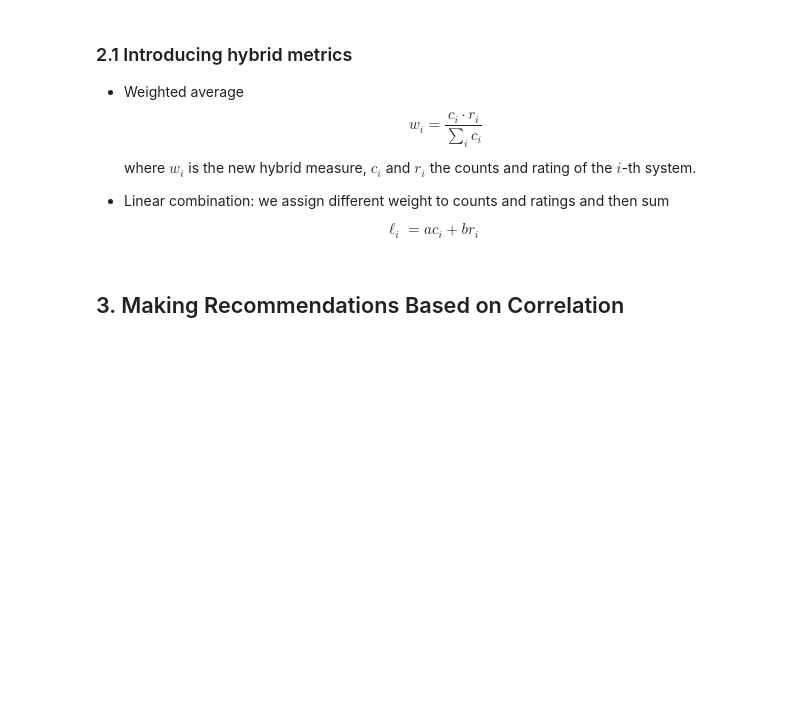
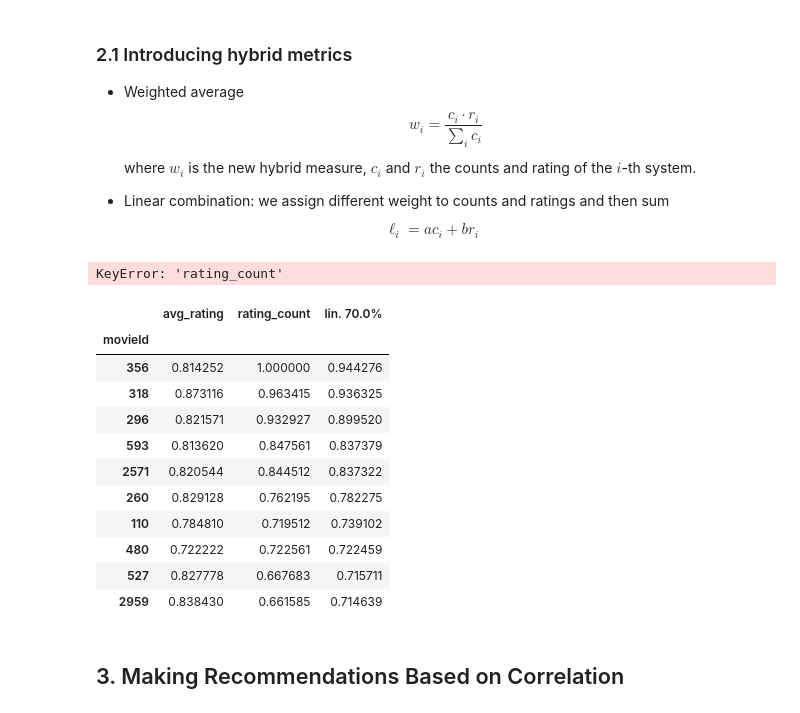
Before and after one commit to ginkof/Data-Science-Portfolio, a Jupyter notebook: Data Science/Can Python catch Your Taste? Personalized Recommender Systems for WBSFLIX DVD Store/Notebooks/Popularity & Correlation Rankings.ipynb, the cells around one changed output. Saved outputs shown, nothing was run; the diff lists cells and outputs as text; code cells hidden in the pictures; blank space fills up the shorter version.

```diff
--- a/Data Science/Can Python catch Your Taste? Personalized Recommender Systems for WBSFLIX DVD Store/Notebooks/Popularity & Correlation Rankings.ipynb
+++ b/Data Science/Can Python catch Your Taste? Personalized Recommender Systems for WBSFLIX DVD Store/Notebooks/Popularity & Correlation Rankings.ipynb
@@ -3,8 +3,9 @@
 # %%
 import pandas as pd
 
+
 titles = ['links','movies','ratings','tags']
-path_csv = lambda title: f'/Users/G/WBS Bootcamp/8. Recommender Systems/Data/{title}.csv'
+path_csv = lambda title: f'/Users/G/Desktop/Documents/Formazione in Data Science/WBS/WBS Bootcamp/8. Recommender Systems/Data/{title}.csv'
 
 links = pd.read_csv(path_csv(titles[0]))
 movies = pd.read_csv(path_csv(titles[1]))
@@ -72,23 +105,42 @@ def weight_hybrid(n,df):
+# %%
+linear_hybrid(10,ratings,0.7)
+# %% [output]
+KeyError: 'rating_count'
 # %%
-def linear_hybrid(n, df, weight_counts):
-    #This function linearly combines ratings and counts with appropriate weights
+def fun_popularity(n, df, weight_counts):
+    #This function computes the most popular movies based on linear combination method
+    #This function is an upgrade of linear_hybrid() as it also manipulates the original dataframe
 
-    #Error message
-    if weight_counts < 0 or weight_counts > 1:
-        print("Weight must be in [0, 1]")
+    #introduce the average rating and the rating count
+    popularity = df[['movieId','rating']].groupby(by='movieId').agg(avg_rating=("rating","mean"))
+    popularity['rating_count'] = df[['movieId','rating']].groupby(by='movieId').agg(rating_count=("rating","count"))['rating_count']
+
 
     #Scaling of the data
     from sklearn.preprocessing import MinMaxScaler
     my_scaler = MinMaxScaler().set_output(transform="pandas")
-    my_scaler.fit(df)
-    df1 = my_scaler.transform(df)
+    my_scaler.fit(popularity)
+    df1 = my_scaler.transform(popularity)
 
 
     col_name = f"lin. {weight_counts*100}%"
     df1[col_name] = weight_counts * df1['rating_count'] + (1 - weight_counts) * df1['avg_rating']
-
     return df1.sort_values(by=col_name, ascending=False).head(n)
-#linear_hybrid(10,popularity, 0.7)
+# %%
+fun_popularity(10,ratings,0.7)
+# %% [output]
+|  | avg_rating | rating_count | lin. 70.0% |
+| movieId |  |  |  |
+| 356 | 0.814252 | 1.000000 | 0.944276 |
+| 318 | 0.873116 | 0.963415 | 0.936325 |
+| 296 | 0.821571 | 0.932927 | 0.899520 |
+| 593 | 0.813620 | 0.847561 | 0.837379 |
+| 2571 | 0.820544 | 0.844512 | 0.837322 |
+| 260 | 0.829128 | 0.762195 | 0.782275 |
+| 110 | 0.784810 | 0.719512 | 0.739102 |
+| 480 | 0.722222 | 0.722561 | 0.722459 |
+| 527 | 0.827778 | 0.667683 | 0.715711 |
+| 2959 | 0.838430 | 0.661585 | 0.714639 |
 # %% [markdown]
 ## 3. Making Recommendations Based on Correlation
 # %% [markdown]
```
Also changed, not shown: parts of 14 cells of this notebook.
